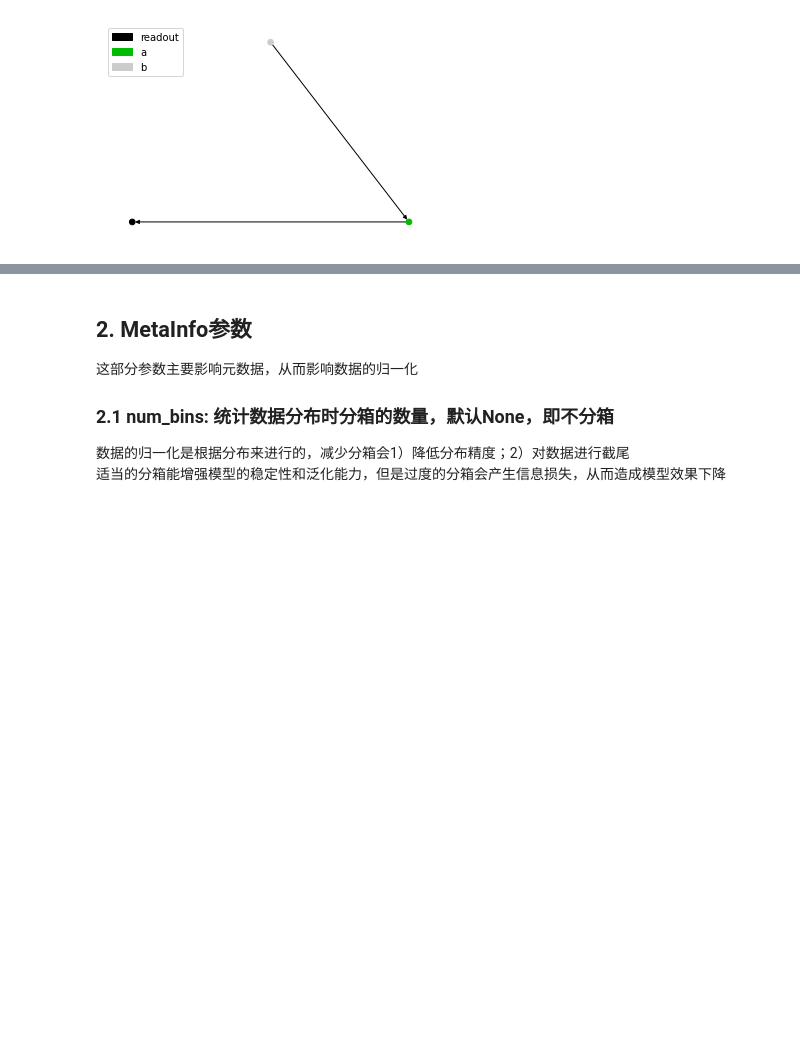
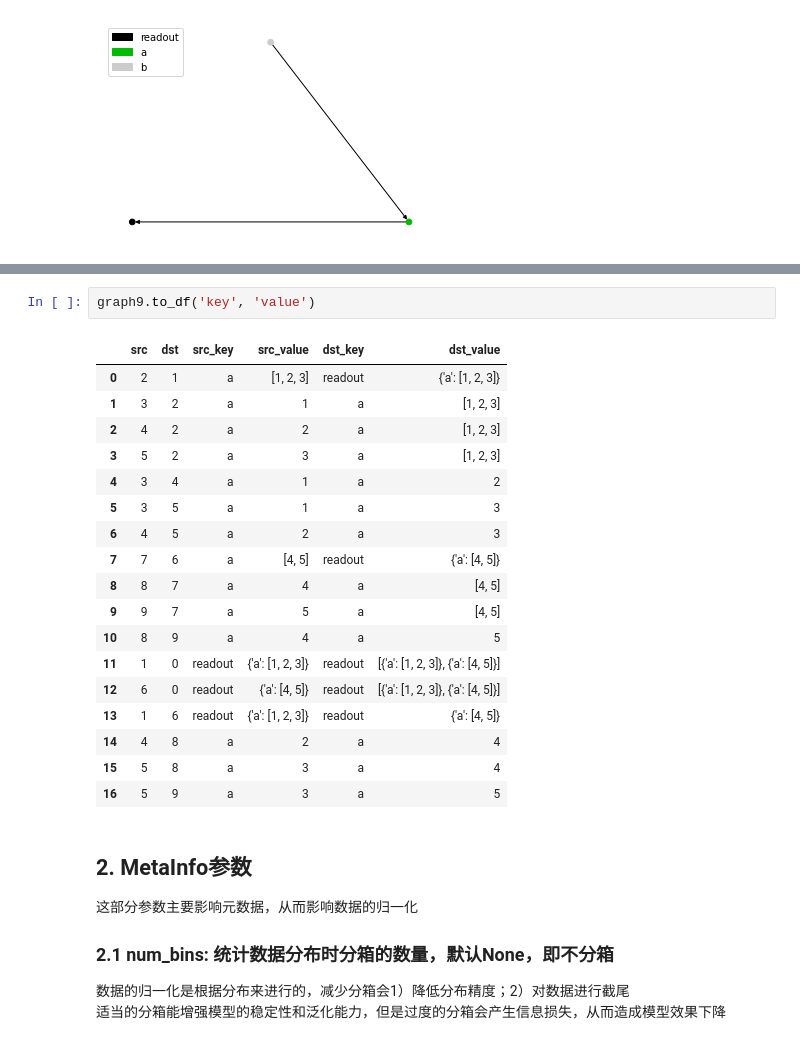
Before and after one commit to wolaituodiban/all2graph, a Jupyter notebook: tutorials/004_parameter_tuning.ipynb, the cells around one changed output, grey strips where cells are left out. Saved outputs shown, nothing was run; the diff lists cells and outputs as text; blank space fills up the shorter version.

```diff
--- a/tutorials/004_parameter_tuning.ipynb
+++ b/tutorials/004_parameter_tuning.ipynb
@@ -136,3 +135,24 @@ Wall time: 41.4 ms
+# %%
+graph9.to_df('key', 'value')
+# %% [output]
+|  | src | dst | src_key | src_value | dst_key | dst_value |
+| 0 | 2 | 1 | a | [1, 2, 3] | readout | {'a': [1, 2, 3]} |
+| 1 | 3 | 2 | a | 1 | a | [1, 2, 3] |
+| 2 | 4 | 2 | a | 2 | a | [1, 2, 3] |
+| 3 | 5 | 2 | a | 3 | a | [1, 2, 3] |
+| 4 | 3 | 4 | a | 1 | a | 2 |
+| 5 | 3 | 5 | a | 1 | a | 3 |
+| 6 | 4 | 5 | a | 2 | a | 3 |
+| 7 | 7 | 6 | a | [4, 5] | readout | {'a': [4, 5]} |
+| 8 | 8 | 7 | a | 4 | a | [4, 5] |
+| 9 | 9 | 7 | a | 5 | a | [4, 5] |
+| 10 | 8 | 9 | a | 4 | a | 5 |
+| 11 | 1 | 0 | readout | {'a': [1, 2, 3]} | readout | [{'a': [1, 2, 3]}, {'a': [4, 5]}] |
+| 12 | 6 | 0 | readout | {'a': [4, 5]} | readout | [{'a': [1, 2, 3]}, {'a': [4, 5]}] |
+| 13 | 1 | 6 | readout | {'a': [1, 2, 3]} | readout | {'a': [4, 5]} |
+| 14 | 4 | 8 | a | 2 | a | 4 |
+| 15 | 5 | 8 | a | 3 | a | 4 |
+| 16 | 5 | 9 | a | 3 | a | 5 |
 # %% [markdown]
 ## 2. MetaInfo参数
 这部分参数主要影响元数据，从而影响数据的归一化
```
Also changed, not shown: parts of 6 cells of this notebook, 4 other files.
